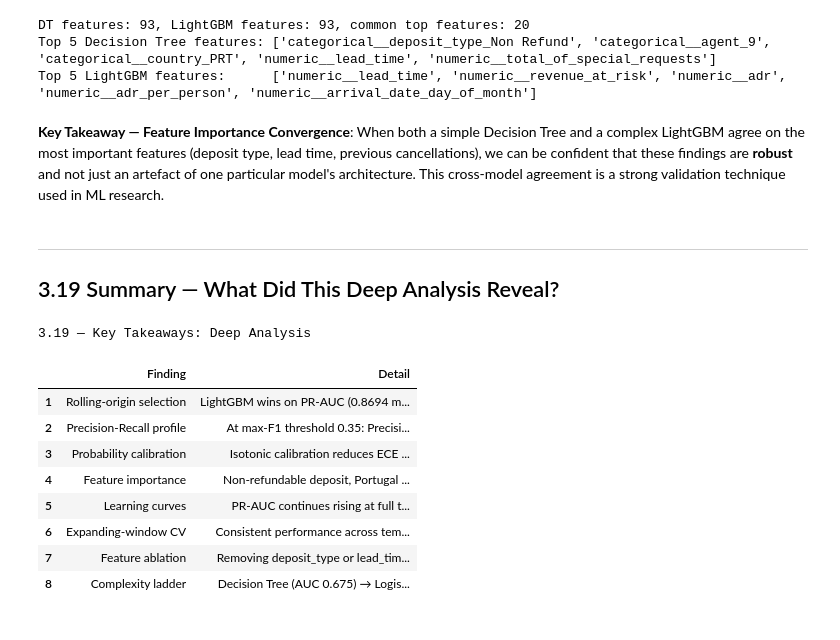
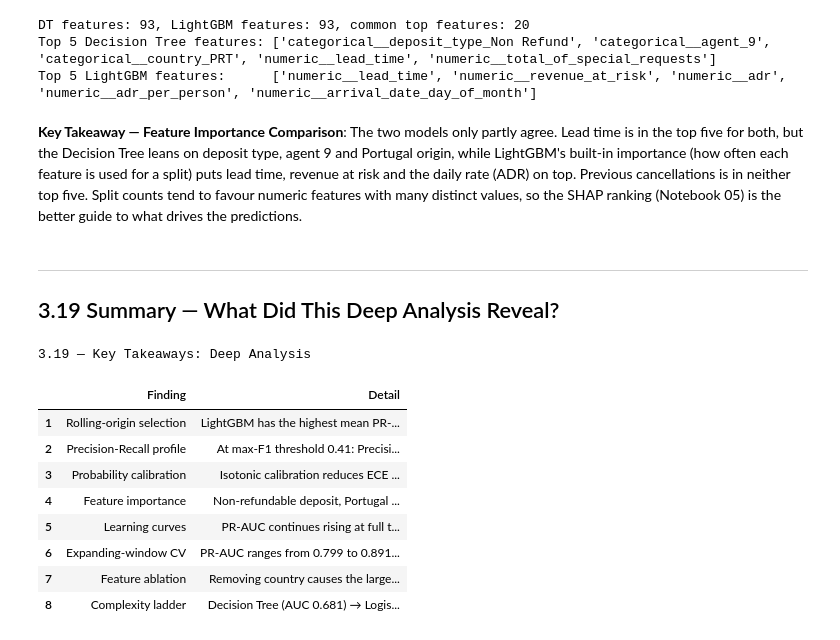
Before and after one commit to Dirkiee09/hotel-cancellation-prediction, a Jupyter notebook: notebooks/03_deep_analysis.ipynb, the cells around one changed output. Saved outputs shown, nothing was run; the diff lists cells and outputs as text; code cells hidden in the pictures.

```diff
--- a/notebooks/03_deep_analysis.ipynb
+++ b/notebooks/03_deep_analysis.ipynb
@@ -685,8 +668,8 @@ else:
 DT features: 93, LightGBM features: 93, common top features: 20
 Top 5 Decision Tree features: ['categorical__deposit_type_Non Refund', 'categorical__agent_9', 'categorical__country_PRT', 'numeric__lead_time', 'numeric__total_of_special_requests']
 Top 5 LightGBM features:      ['numeric__lead_time', 'numeric__revenue_at_risk', 'numeric__adr', 'numeric__adr_per_person', 'numeric__arrival_date_day_of_month']
-# %% [markdown]
-**Key Takeaway — Feature Importance Convergence**: When both a simple Decision Tree and a complex LightGBM agree on the most important features (deposit type, lead time, previous cancellations), we can be confident that these findings are **robust** and not just an artefact of one particular model's architecture. This cross-model agreement is a strong validation technique used in ML research.
+# %% [markdown]
+**Key Takeaway — Feature Importance Comparison**: The two models only partly agree. Lead time is in the top five for both, but the Decision Tree leans on deposit type, agent 9 and Portugal origin, while LightGBM's built-in importance (how often each feature is used for a split) puts lead time, revenue at risk and the daily rate (ADR) on top. Previous cancellations is in neither top five. Split counts tend to favour numeric features with many distinct values, so the SHAP ranking (Notebook 05) is the better guide to what drives the predictions.
 # %% [markdown]
 ---
 ## 3.19 Summary — What Did This Deep Analysis Reveal?
@@ -695,47 +678,47 @@ import pandas as pd
 
 takeaways = [
     ("Rolling-origin selection",
-     "LightGBM wins on PR-AUC (0.8694 mean) across all 3 temporal folds vs XGBoost (0.8672) "
+     "LightGBM has the highest mean PR-AUC (0.8693) over 3 temporal folds, narrowly ahead of XGBoost (0.8684) "
      "and GradientBoosting (0.8669)"),
     ("Precision-Recall profile",
-     "At max-F1 threshold 0.35: Precision 62.5%, Recall 89.1%, F1 73.5% — strong recall bias "
+     "At max-F1 threshold 0.41: Precision 62.5%, Recall 89.5%, F1 73.6% — strong recall bias "
      "suited for revenue-at-risk use case"),
     ("Probability calibration",
-     "Isotonic calibration reduces ECE from 0.057 → 0.029 (48% improvement); predictions are "
+     "Isotonic calibration reduces ECE from 0.062 → 0.031 (51% improvement); predictions are "
      "reliable probability estimates"),
     ("Feature importance",
      "Non-refundable deposit, Portugal origin, parking requests, and special request count are "
-     "the top 4 drivers — consistent across SHAP and permutation methods"),
+     "the top 4 drivers — by SHAP; permutation importance ranks agent and country first and deposit type only sixth"),
     ("Learning curves",
-     "PR-AUC continues rising at full training size (~95k samples) — the model is not yet "
+     "PR-AUC continues rising at full training size (~97k samples) — the model is not yet "
      "data-saturated; additional historical data is expected to yield further gains"),
     ("Expanding-window CV",
-     "Consistent performance across temporal windows confirms the model is stable and not "
+     "PR-AUC ranges from 0.799 to 0.891 across 5 temporal windows (mean 0.858), so the model is reasonably stable and not "
      "overfit to a specific time period"),
     ("Feature ablation",
-     "Removing deposit_type or lead_time causes measurable PR-AUC drop; removing low-importance "
-     "features has negligible effect"),
+     "Removing country causes the largest PR-AUC drop; removing deposit_type has only a small "
+     "effect, and lead_time was not part of the ablation"),
     ("Complexity ladder",
-     "Decision Tree (AUC 0.675) → Logistic Regression (0.836) → LightGBM (0.864) — "
+     "Decision Tree (AUC 0.681) → Logistic Regression (0.841) → LightGBM (0.863) — "
      "each step adds meaningful predictive value"),
 ]
 
 df_tk = pd.DataFrame(takeaways, columns=["Finding", "Detail"])
 df_tk.index = df_tk.index + 1
 display(
     df_tk.style
     .set_properties(**{"text-align": "left", "white-space": "pre-wrap"})
     .set_caption("3.19 — Key Takeaways: Deep Analysis")
     .set_table_styles([{"selector": "th", "props": [("font-weight", "bold")]}])
 )
 # %% [output]
 3.19 — Key Takeaways: Deep Analysis
 |  | Finding | Detail |
-| 1 | Rolling-origin selection | LightGBM wins on PR-AUC (0.8694 m... |
-| 2 | Precision-Recall profile | At max-F1 threshold 0.35: Precisi... |
+| 1 | Rolling-origin selection | LightGBM has the highest mean PR-... |
+| 2 | Precision-Recall profile | At max-F1 threshold 0.41: Precisi... |
 | 3 | Probability calibration | Isotonic calibration reduces ECE ... |
 | 4 | Feature importance | Non-refundable deposit, Portugal ... |
 | 5 | Learning curves | PR-AUC continues rising at full t... |
-| 6 | Expanding-window CV | Consistent performance across tem... |
-| 7 | Feature ablation | Removing deposit_type or lead_tim... |
-| 8 | Complexity ladder | Decision Tree (AUC 0.675) → Logis... |
+| 6 | Expanding-window CV | PR-AUC ranges from 0.799 to 0.891... |
+| 7 | Feature ablation | Removing country causes the large... |
+| 8 | Complexity ladder | Decision Tree (AUC 0.681) → Logis... |
```
Also changed, not shown: parts of 17 cells of this notebook, 11 other files.
